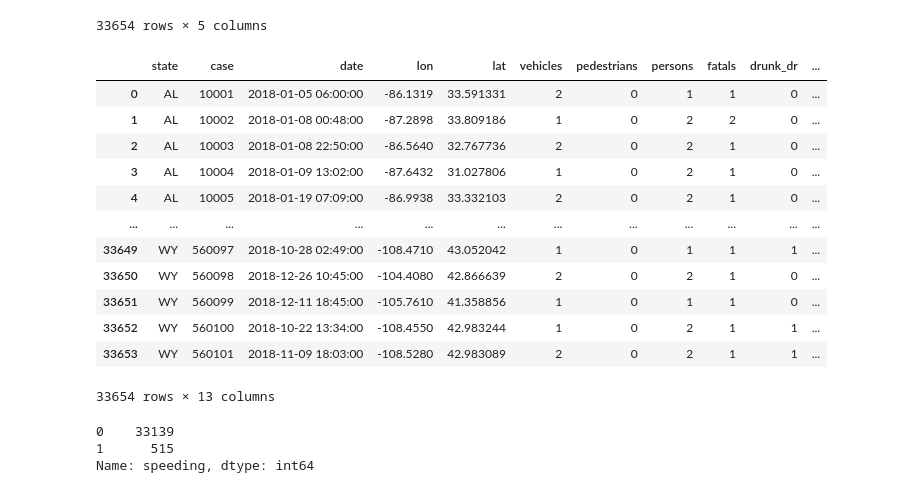
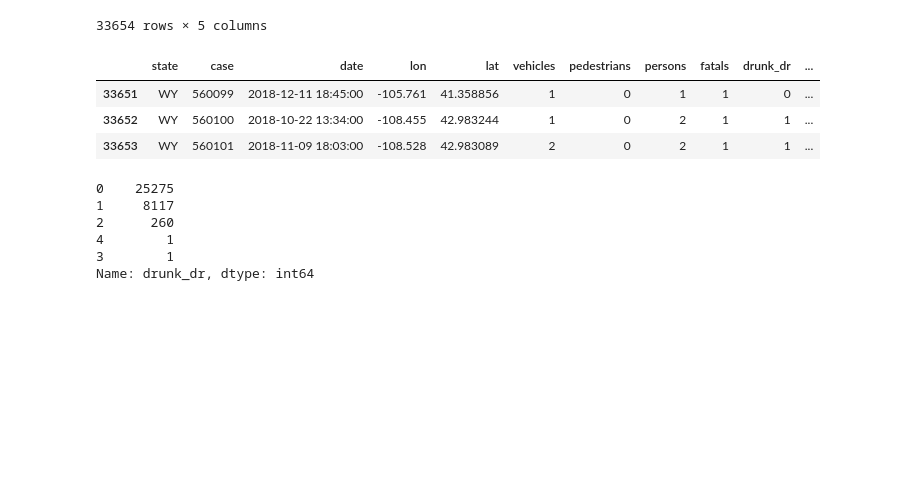
Before and after one commit to YM88/NHTSA-FARS-DATA-2015-2018, a Jupyter notebook: notebooks/200-data-cleanup.ipynb, the cells around one changed output. Saved outputs shown, nothing was run; the diff lists cells and outputs as text; code cells hidden in the pictures; blank space fills up the shorter version.

```diff
--- a/notebooks/200-data-cleanup.ipynb
+++ b/notebooks/200-data-cleanup.ipynb
@@ -279,11 +279,7 @@ Index(['state', 'case', 'date', 'lon', 'lat', 'vehicles', 'pedestrians',
 df.drop(columns=["county", "city", "day_week", "nhs", "rur_urb", "func_sys",
        "rd_owner", "route", "tway_id", "tway_id2", "milept", "sp_jur",
        "harm_ev", "man_coll", "reljct1", "reljct2", "typ_int", "wrk_zone",
-       "rel_road", "lgt_cond", "weather1", "weather2", "weather", "sch_bus",
-       "rail", "not_hour", "not_min", "arr_hour", "arr_min", "hosp_hr",
-       "hosp_mn", "cf1", "cf2", "cf3"], inplace=True)
-
-df
+       "rel_road", "lgt_cond"], inplace=True)
 # %% [output]
 A value is trying to be set on a copy of a slice from a DataFrame
 
@@ -304,0 +288,31 @@ See the caveats in the documentation: http://pandas.pydata.org/pandas-docs/stabl
+# %%
+## weather to driving conditions
+
+cond_road = {
+     0: 0,  # No Additional Atmospheric Conditions
+     1: 0,  # Clear
+     2: 1,  # Rain
+     4: 1,  # Snow
+     5: 1,  # Fog, Smog, Smoke
+     6: 1,  # Severe Crosswinds
+     7: 1,  # Blowing Sand, Soil, Dirt
+     8: 0,  # Other
+    10: 0,  # Cloudy
+    11: 1,  # Blowing Snow
+    12: 1,  # Freezing Rain or Drizzle
+    98: 0,  # Not Reported
+    99: 0,  # Unknown
+}
+
+df['weather0_road'] = df['weather'].map(cond_road)
+df['weather1_road'] = df['weather1'].map(cond_road)
+df['weather2_road'] = df['weather2'].map(cond_road)
+
+df["cond_road"] = df["weather0_road"] + df["weather1_road"] + df["weather2_road"]
+
+df["cond_road"] = df["cond_road"].fillna(0).astype(bool).astype(int)
+
+df = df.drop(columns=["weather", "weather1", "weather2", "weather0_road", "weather1_road", "weather2_road"])
+df = df.rename(columns={"cond_road": "weather"})
+
+df
@@ -304,0 +361,6 @@ See the caveats in the documentation: http://pandas.pydata.org/pandas-docs/stabl
+# %%
+df.drop(columns=["sch_bus",
+       "rail", "not_hour", "not_min", "arr_hour", "arr_min", "hosp_hr",
+       "hosp_mn", "cf1", "cf2", "cf3"], inplace=True)
+
+df
@@ -453,25 +529,19 @@ df_viol
 # %%
 ## merging violations groups and accidents per st_case
 df = df.merge(df_viol[["case", "reckless", "impaired", "speeding"]], on="case")
 
-df
+df.tail(3)
 # %% [output]
 |  | state | case | date | lon | lat | vehicles | pedestrians | persons | fatals | drunk_dr | ... |
-| 0 | AL | 10001 | 2018-01-05 06:00:00 | -86.1319 | 33.591331 | 2 | 0 | 1 | 1 | 0 | ... |
-| 1 | AL | 10002 | 2018-01-08 00:48:00 | -87.2898 | 33.809186 | 1 | 0 | 2 | 2 | 0 | ... |
-| 2 | AL | 10003 | 2018-01-08 22:50:00 | -86.5640 | 32.767736 | 2 | 0 | 2 | 1 | 0 | ... |
-| 3 | AL | 10004 | 2018-01-09 13:02:00 | -87.6432 | 31.027806 | 1 | 0 | 2 | 1 | 0 | ... |
-| 4 | AL | 10005 | 2018-01-19 07:09:00 | -86.9938 | 33.332103 | 2 | 0 | 2 | 1 | 0 | ... |
-| ... | ... | ... | ... | ... | ... | ... | ... | ... | ... | ... | ... |
-| 33649 | WY | 560097 | 2018-10-28 02:49:00 | -108.4710 | 43.052042 | 1 | 0 | 1 | 1 | 1 | ... |
-| 33650 | WY | 560098 | 2018-12-26 10:45:00 | -104.4080 | 42.866639 | 2 | 0 | 2 | 1 | 0 | ... |
-| 33651 | WY | 560099 | 2018-12-11 18:45:00 | -105.7610 | 41.358856 | 1 | 0 | 1 | 1 | 0 | ... |
-| 33652 | WY | 560100 | 2018-10-22 13:34:00 | -108.4550 | 42.983244 | 1 | 0 | 2 | 1 | 1 | ... |
-| 33653 | WY | 560101 | 2018-11-09 18:03:00 | -108.5280 | 42.983089 | 2 | 0 | 2 | 1 | 1 | ... |
+| 33651 | WY | 560099 | 2018-12-11 18:45:00 | -105.761 | 41.358856 | 1 | 0 | 1 | 1 | 0 | ... |
+| 33652 | WY | 560100 | 2018-10-22 13:34:00 | -108.455 | 42.983244 | 1 | 0 | 2 | 1 | 1 | ... |
+| 33653 | WY | 560101 | 2018-11-09 18:03:00 | -108.528 | 42.983089 | 2 | 0 | 2 | 1 | 1 | ... |
-33654 rows × 13 columns
 # %%
-df["speeding"].value_counts()
+df["drunk_dr"].value_counts()
 # %% [output]
-0    33139
-1      515
-Name: speeding, dtype: int64
+0    25275
+1     8117
+2      260
+4        1
+3        1
+Name: drunk_dr, dtype: int64
```
Also changed, not shown: parts of 4 cells of this notebook, 4 other files.
